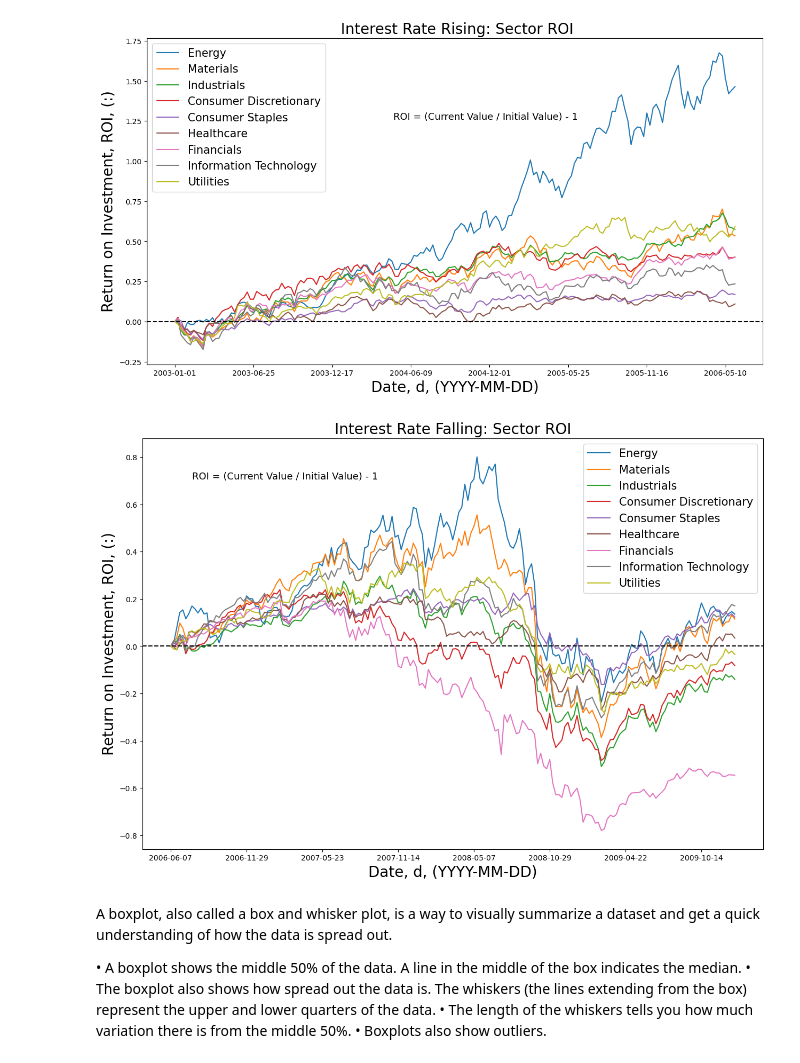
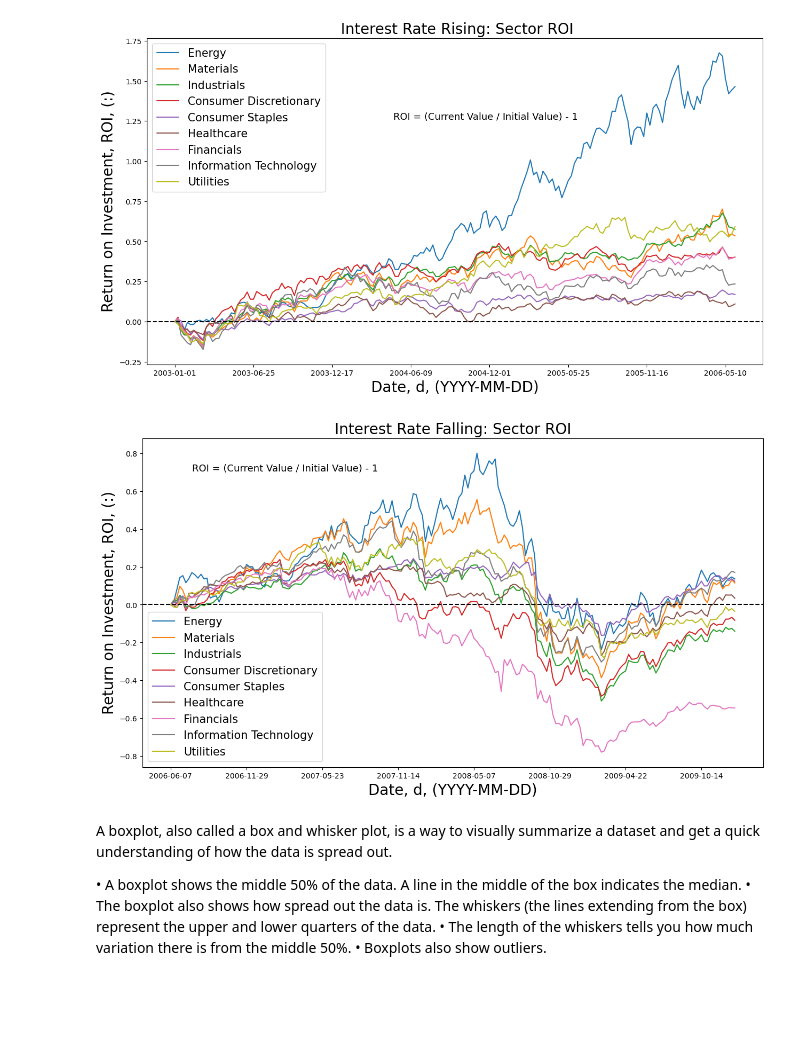
Before and after one commit to RealFakeDoor/Project-one, a Jupyter notebook: Main.ipynb, the cells around one changed output. Drawn from its saved outputs; the diff is of its cells as text; code cells hidden in the pictures; blank space fills up the shorter version.

```diff
--- a/Main.ipynb
+++ b/Main.ipynb
@@ -194,31 +197,31 @@ plt.show()
 # %%
 # Calculate ROI for each column
 roi_Lowering_df = df_Lowering_FEDFUND / df_Lowering_FEDFUND.iloc[0] - 1
 # Calculate percentage change as ROI
 
 # Plot the DataFrame with ROI values
-roi_Lowering_df.plot(kind='line', figsize=(15, 10))
+roi_Lowering_df.plot(kind='line', figsize=(15, 8))
 
 # Add horizontal line at y=0
 plt.axhline(y=0, color='k', linestyle='--')
 
 
 # Add ROI formula label
 plt.text(0.08, 0.9, 'ROI = (Current Value / Initial Value) - 1', fontsize=13, transform=plt.gca().transAxes)
 
 # Add labels, title and legend.
 plt.xlabel('Date, d, (YYYY-MM-DD)', fontsize=20)
 plt.ylabel('Return on Investment, ROI, (:)', fontsize=20)
 plt.title('Interest Rate Falling: Sector ROI', fontsize=20)
 plt.legend(fontsize=15)
 
 # Save the figure
 plt.savefig('./Saved_Figures/LINEGRAPH_ROI_InterestRates_Falling.png')
 
 # Show the plot
 plt.show()
 # %% [output]
-[figure, old version]
+[figure, new version]
 # %% [markdown]
 A boxplot, also called a box and whisker plot, is a way to visually summarize a dataset and get a quick understanding of how the data is spread out.
 
```
Also changed, not shown: parts of 5 cells of this notebook, 6 other files.
